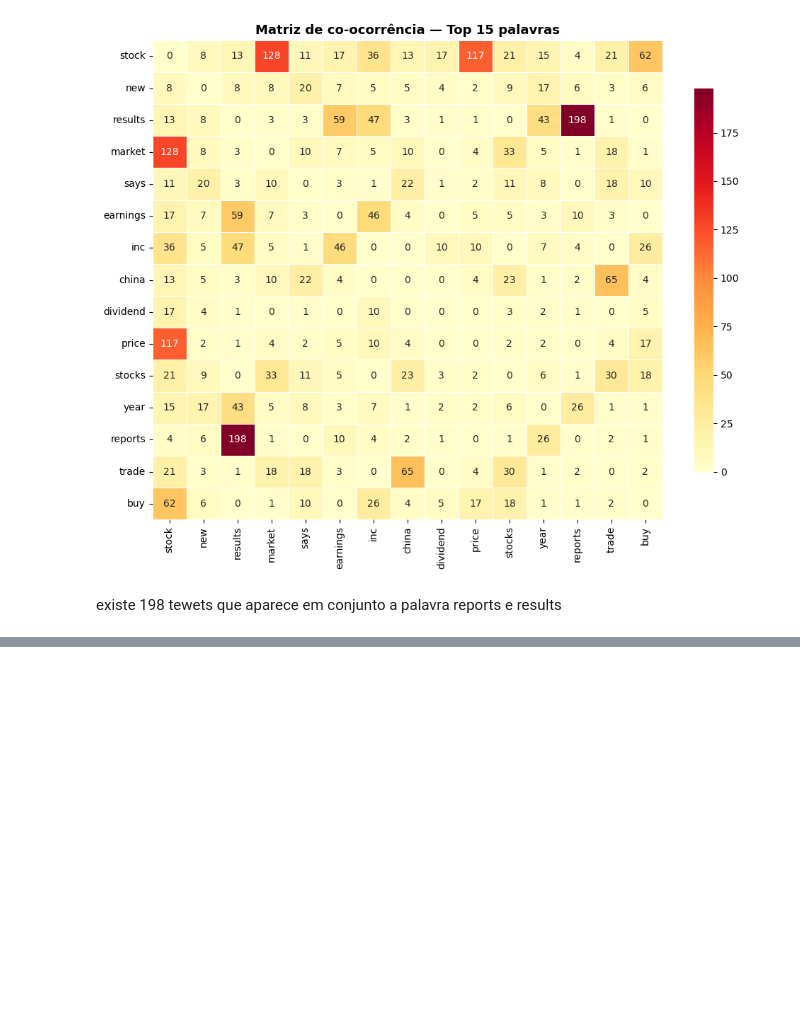
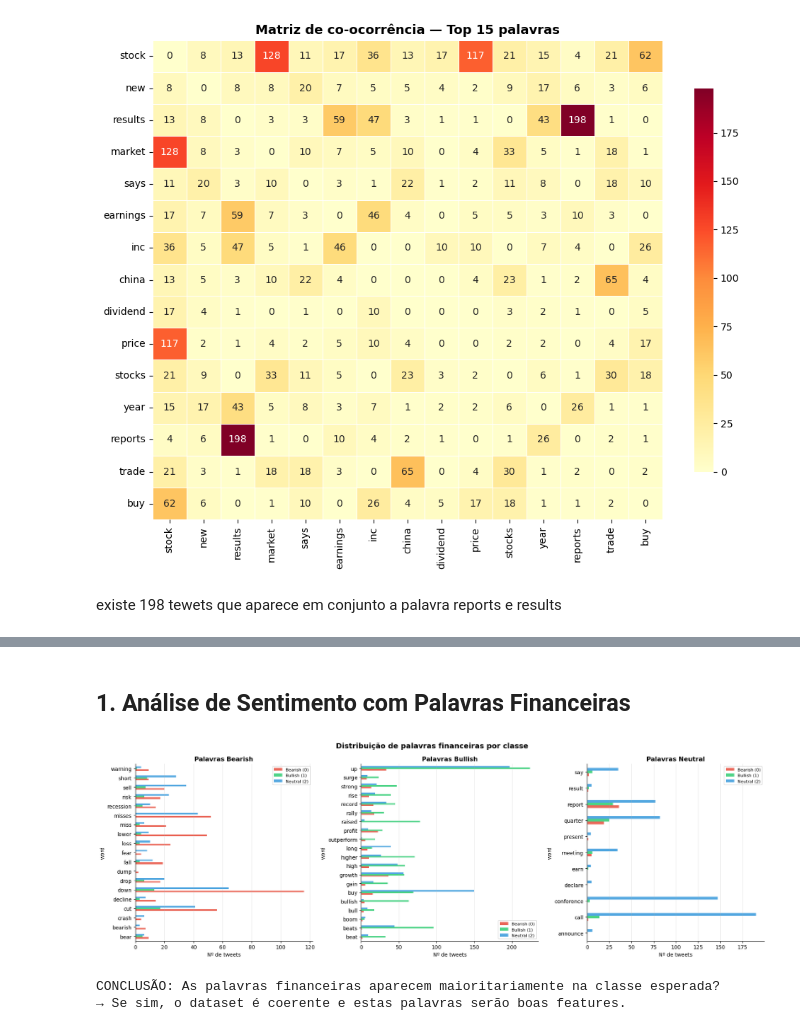
Before and after one commit to rodbarretoteixeira/Text_Mining, a Jupyter notebook: projeto/Text_Mining.ipynb, the cells around one changed output, grey strips where cells are left out. Cells and saved outputs as stored; diff of their text form; code cells hidden in the pictures; blank space fills up the shorter version.

```diff
--- a/projeto/Text_Mining.ipynb
+++ b/projeto/Text_Mining.ipynb
@@ -487,0 +449,53 @@ Distribuição das classes:
+# %% [markdown]
+## 1. Análise de Sentimento com Palavras Financeiras
+# %%
+# ── Palavras financeiras por classe ───────────────────────────────────────────
+financial_words = {
+    'Bearish': ['bear', 'bearish', 'crash', 'dump', 'fall', 'drop', 'loss',
+                'decline', 'miss', 'misses', 'cut', 'lower', 'down', 'sell',
+                'short', 'recession', 'fear', 'risk', 'warning'],
+    'Bullish': ['bull', 'bullish', 'rally', 'rise', 'gain', 'surge', 'high',
+                'beat', 'beats', 'raised', 'higher', 'buy', 'long', 'growth',
+                'profit', 'record', 'boom', 'up', 'strong', 'outperform'],
+    'Neutral': ['report', 'result', 'earn', 'announce', 'declare', 'say',
+                'conference', 'meeting', 'call', 'present', 'quarter']
+}
+
+# Contar ocorrências de cada palavra por classe
+results = []
+for category, words in financial_words.items():
+    for word in words:
+        for lbl in [0, 1, 2]:
+            count = df[df['label'] == lbl]['text'].str.lower().str.contains(
+                rf'\b{word}\b', regex=True).sum()
+            results.append({'category': category, 'word': word,
+                            'class': CLASS_NAMES[lbl], 'count': count})
+
+res_df = pd.DataFrame(results)
+
+fig, axes = plt.subplots(1, 3, figsize=(18, 6))
+for ax, (category, color) in zip(axes, [('Bearish','#e74c3c'),
+                                          ('Bullish','#2ecc71'),
+                                          ('Neutral','#3498db')]):
+    cat_df = res_df[res_df['category'] == category]
+    pivot  = cat_df.pivot(index='word', columns='class', values='count').fillna(0)
+    pivot.plot(kind='barh', ax=ax,
+               color=[CLASS_COLORS[0], CLASS_COLORS[1], CLASS_COLORS[2]],
+               edgecolor='none', alpha=0.85)
+    ax.set_title(f'Palavras {category}', fontsize=12, fontweight='bold')
+    ax.set_xlabel('Nº de tweets')
+    ax.grid(axis='x', alpha=0.3)
+    ax.spines[['top','right']].set_visible(False)
+    ax.legend(fontsize=8)
+
+plt.suptitle('Distribuição de palavras financeiras por classe', fontsize=14, fontweight='bold')
+plt.tight_layout()
+plt.savefig('fig_financial_words.png', bbox_inches='tight')
+plt.show()
+
+print('CONCLUSÃO: As palavras financeiras aparecem maioritariamente na classe esperada?')
+print('→ Se sim, o dataset é coerente e estas palavras serão boas features.')
+# %% [output]
+[figure, added]
+CONCLUSÃO: As palavras financeiras aparecem maioritariamente na classe esperada?
+→ Se sim, o dataset é coerente e estas palavras serão boas features.
```
Also changed, not shown: parts of 29 cells of this notebook, 13 other files.
